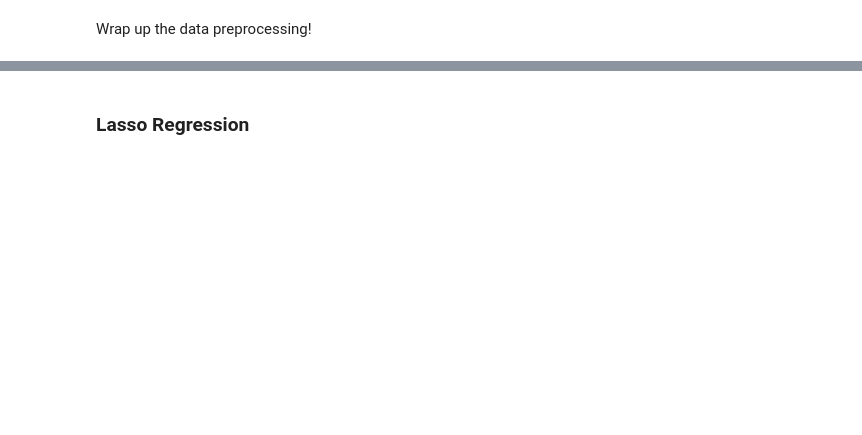
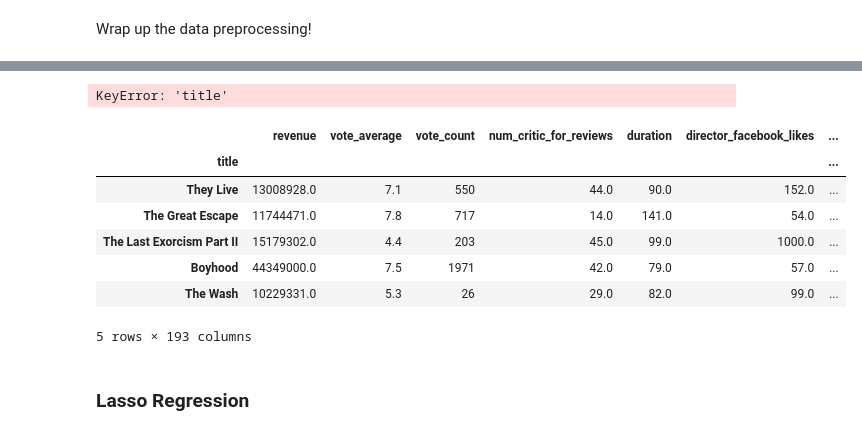
Before and after one commit to jcomish/MovieAnalysis, a Jupyter notebook: MovieAnalysis.ipynb, the cells around one changed output, grey strips where cells are left out. Drawn from its saved outputs; the diff is of its cells as text; code cells hidden in the pictures; blank space fills up the shorter version.

```diff
--- a/MovieAnalysis.ipynb
+++ b/MovieAnalysis.ipynb
@@ -100,5 +102,8 @@ just_nan_average = ['vote_average', 'vote_count', 'num_critic_for_reviews', 'dir
                     'cast_total_facebook_likes', 'facenumber_in_poster', 'actor_2_facebook_likes', 'movie_facebook_likes']
 for col in just_nan_average:
     merged[col].fillna((merged[col].mean()), inplace=True)
+
+# Remove anything that wasn't fixed
+merged = merged.dropna()
 # %% [markdown]
 Wrap up the data preprocessing!
@@ -117,11 +110,38 @@ merged.head()
+# %%
+
+
+msk = np.random.rand(len(merged)) < 0.8
+train = merged[msk]
+test = merged[~msk]
+
+export_csv = train.to_csv(r'train.csv', index = "title", header=True)
+export_csv = test.to_csv(r'test.csv', index = "title", header=True)
+export_csv = test.to_csv()
+
+merged = merged.set_index('title')
+
+merged.head()
+# %% [output]
+KeyError: 'title'
 # %%
-msk = np.random.rand(len(merged)) < 0.8
-train = merged[msk]
-test = merged[~msk]
 
-#creating matrices for sklearn:
+
+
+
+# creating matrices for sklearn:
 X_train = merged[:train.shape[0]]
 X_test = merged[train.shape[0]:]
 # cross_ten = np.array_split(merged, 10)
 alphas = [0.0001, 0.001, 0.01, 0.1, 1, 10]
 y = train.revenue
+
+X_test.head()
+# %% [output]
+|  | revenue | vote_average | vote_count | num_critic_for_reviews | duration | director_facebook_likes | ... |
+| title |  |  |  |  |  |  | ... |
+| They Live | 13008928.0 | 7.1 | 550 | 44.0 | 90.0 | 152.0 | ... |
+| The Great Escape | 11744471.0 | 7.8 | 717 | 14.0 | 141.0 | 54.0 | ... |
+| The Last Exorcism Part II | 15179302.0 | 4.4 | 203 | 45.0 | 99.0 | 1000.0 | ... |
+| Boyhood | 44349000.0 | 7.5 | 1971 | 42.0 | 79.0 | 57.0 | ... |
+| The Wash | 10229331.0 | 5.3 | 26 | 29.0 | 82.0 | 99.0 | ... |
+5 rows × 193 columns
```
Also changed, not shown: parts of 6 cells of this notebook, 5 other files.
